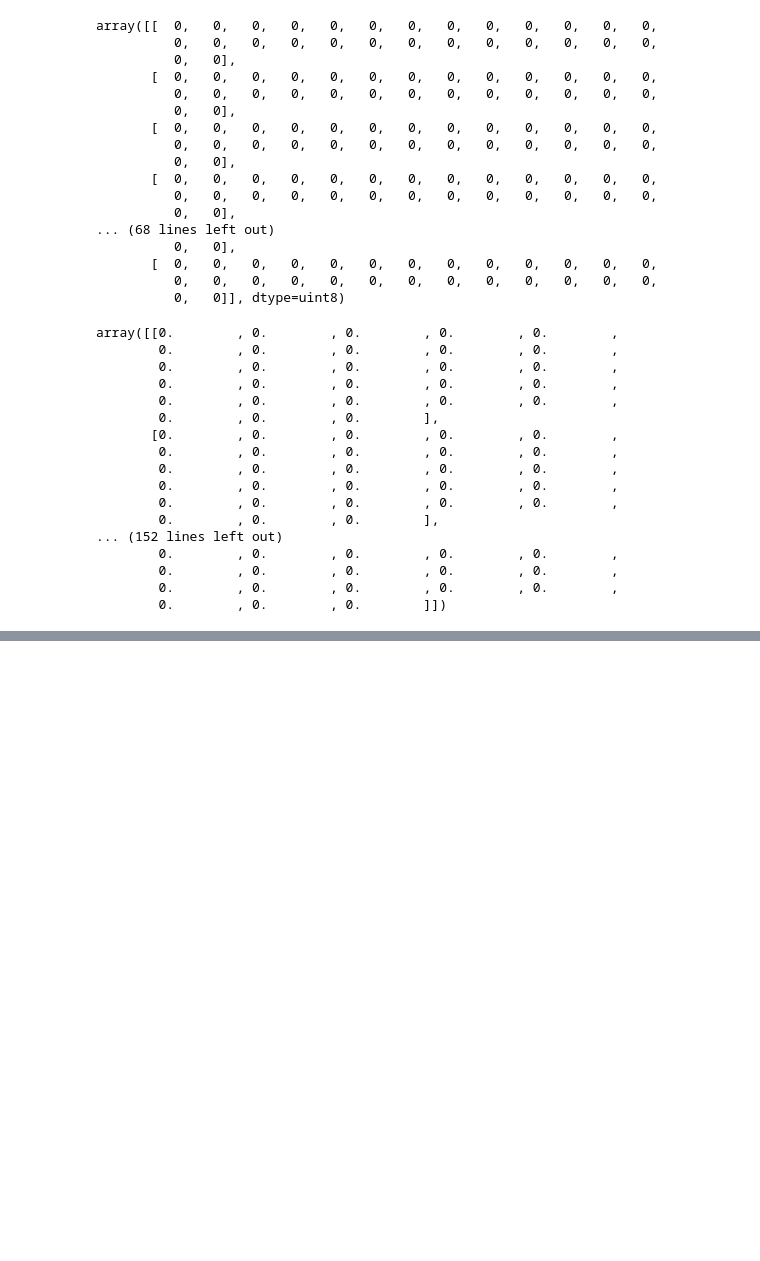
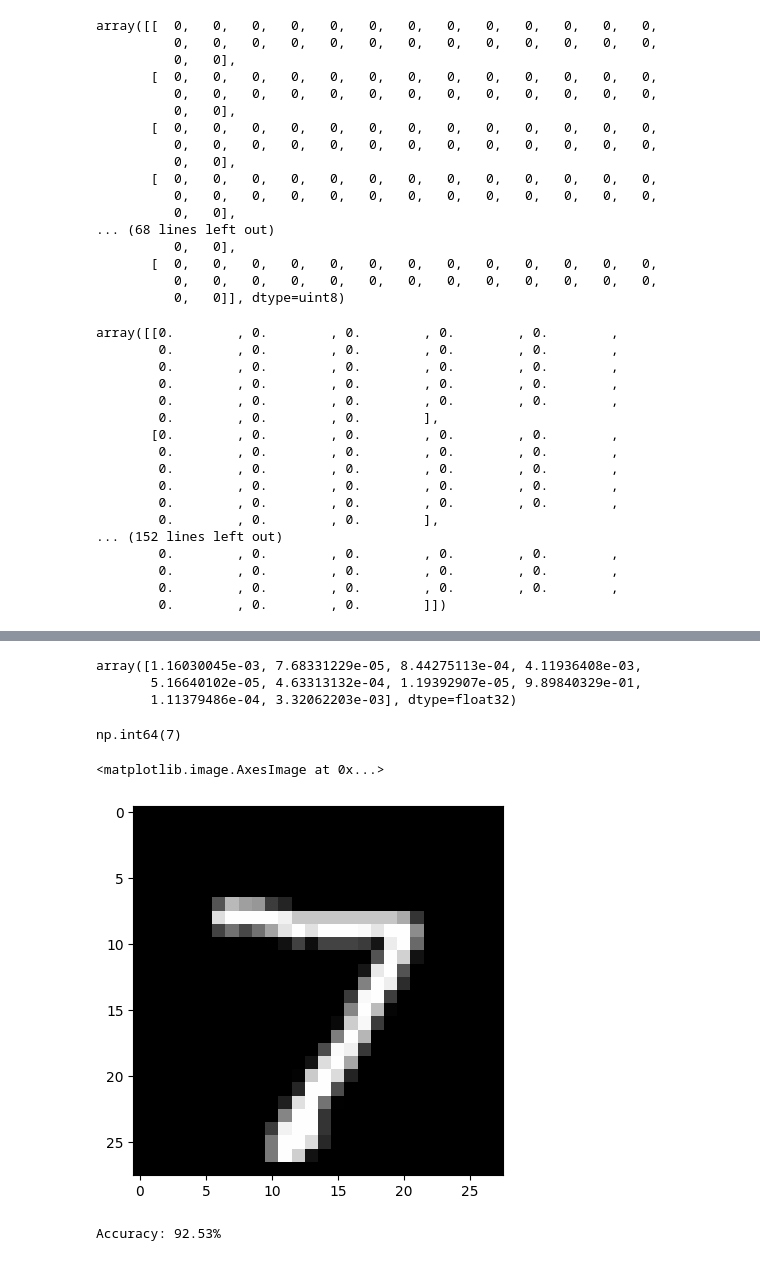
Before and after one commit to hosseinrezaie0/CI-T.A-Dr.Helmi, a Jupyter notebook: Neural Network/MLP/MNIST Handwritten Digits/main.ipynb, the cells around one changed output, grey strips where cells are left out. Saved outputs shown, nothing was run; the diff lists cells and outputs as text; code cells hidden in the pictures; blank space fills up the shorter version.

```diff
--- a/Neural Network/MLP/MNIST Handwritten Digits/main.ipynb
+++ b/Neural Network/MLP/MNIST Handwritten Digits/main.ipynb
@@ -127,0 +130,6 @@ plt.plot(loss_val, label='Validation Loss', color='r')
+# %%
+x_pred[0]
+# %% [output]
+array([1.16030045e-03, 7.68331229e-05, 8.44275113e-04, 4.11936408e-03,
+       5.16640102e-05, 4.63313132e-04, 1.19392907e-05, 9.89840329e-01,
+       1.11379486e-04, 3.32062203e-03], dtype=float32)
@@ -127,0 +138,14 @@ plt.plot(loss_val, label='Validation Loss', color='r')
+# %%
+predicted_labels[0]
+# %% [output]
+np.int64(7)
+# %%
+plt.imshow(x_test[0].reshape(28, 28), cmap='gray')
+# %% [output]
+<matplotlib.image.AxesImage at 0x...>
+[figure, added]
+# %%
+loss, acc = MLP.evaluate(x_test, y_test, verbose=0)
+print(f"Accuracy: {acc*100:.2f}%")
+# %% [output]
+Accuracy: 92.53%
```
Also changed, not shown: parts of 5 cells of this notebook.
